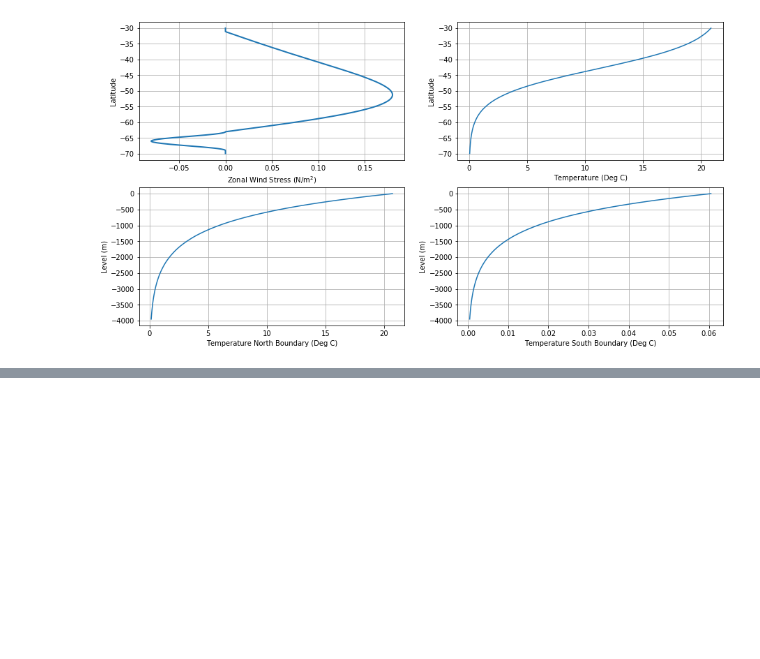
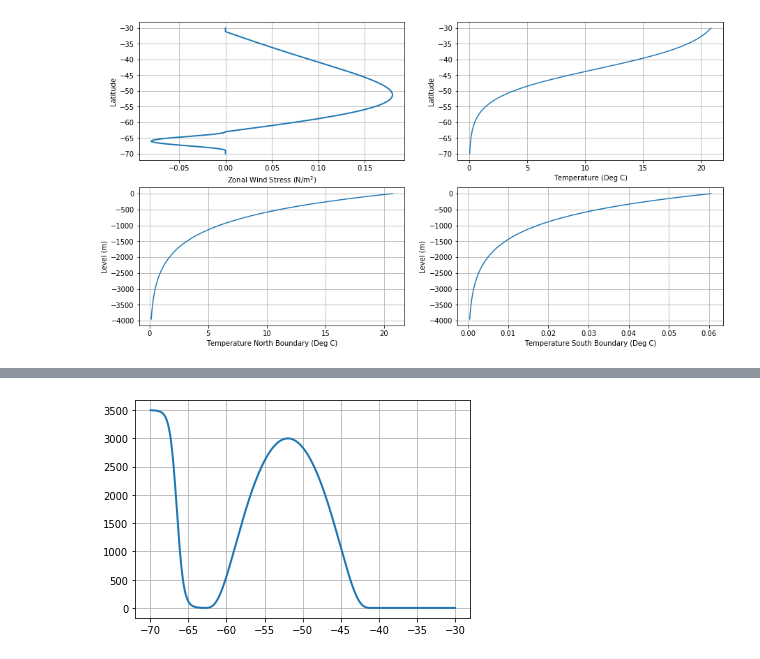
Before and after one commit to hmkhatri/MOM6-Channel-Southern-Ocean, a Jupyter notebook: Notebooks/Input_Files.ipynb, the cells around one changed output, grey strips where cells are left out. Saved outputs shown, nothing was run; the diff lists cells and outputs as text; code cells hidden in the pictures; blank space fills up the shorter version.

```diff
--- a/Notebooks/Input_Files.ipynb
+++ b/Notebooks/Input_Files.ipynb
@@ -458,0 +432,6 @@ NameError: name 'ds' is not defined
+# %%
+plt.plot(topography['lath'], 4000. - topography['depth'].isel(lonh=120),lw=2)
+#plt.plot(Y.isel(lonh=120)/1000., 4000. - topography['depth'].isel(lonh=120),lw=2)
+plt.grid()
+# %% [output]
+[figure, added]
```
Also changed, not shown: parts of 14 cells of this notebook.
